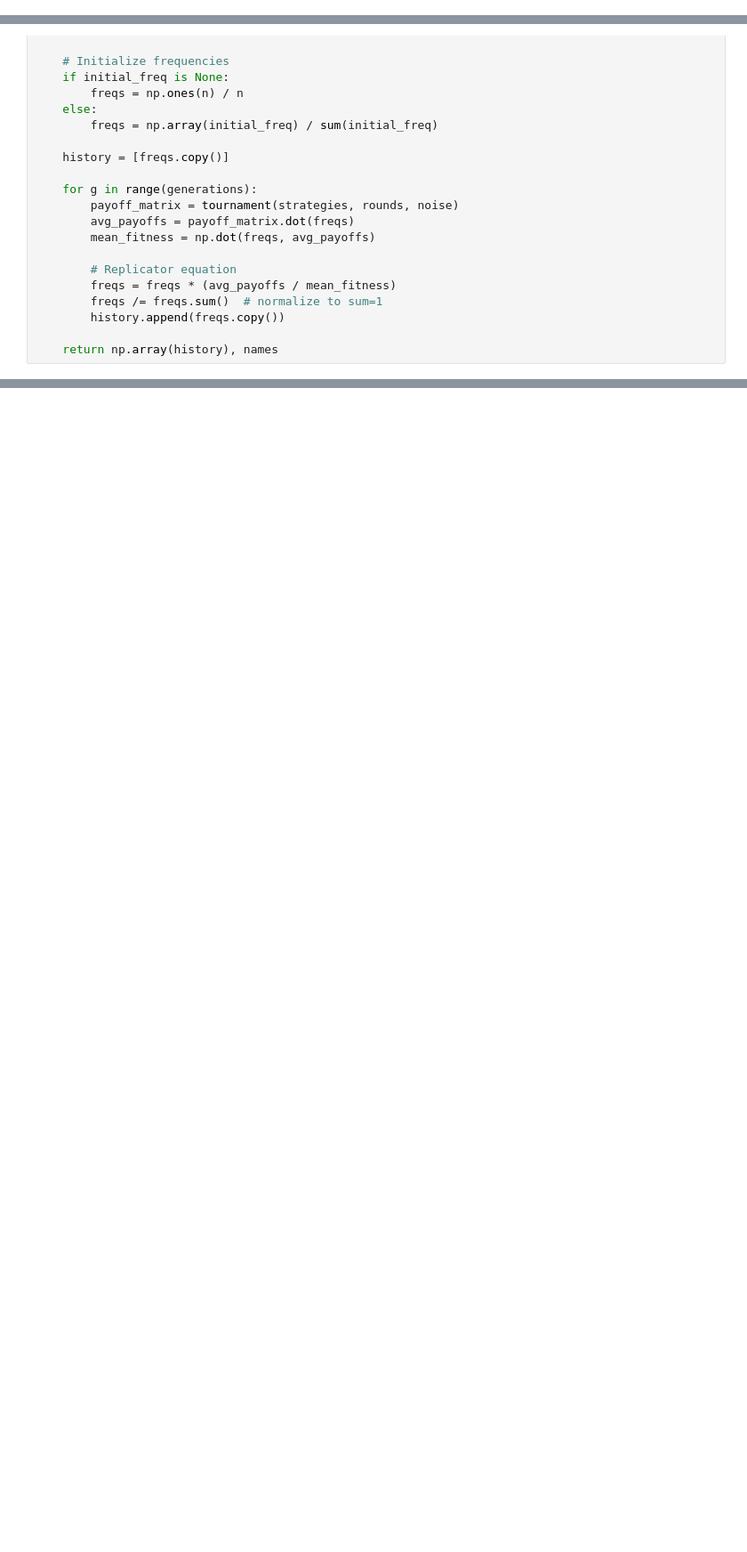
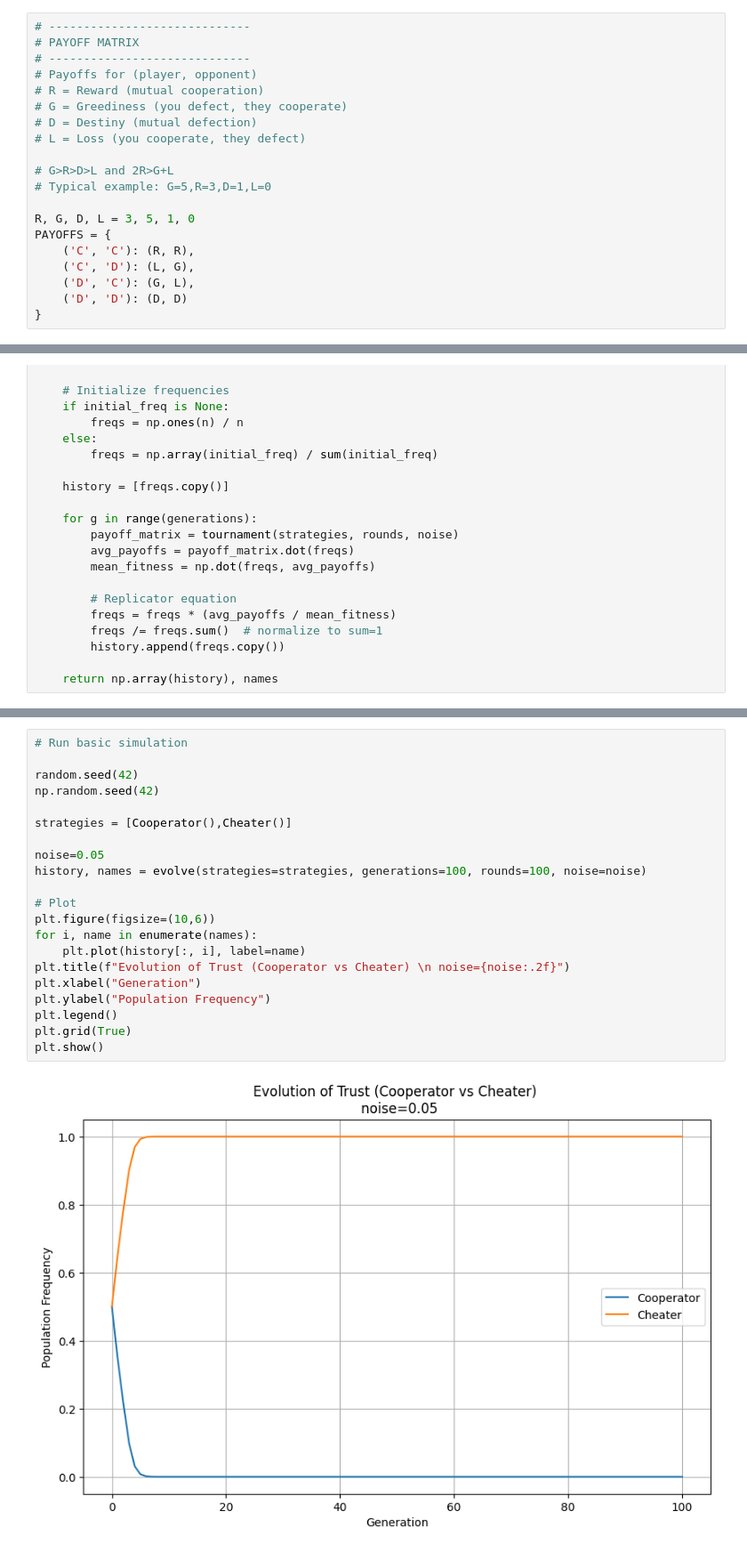
Before and after one commit to genielab/evolution_of_trust_game_theory, a Jupyter notebook: game-theory-test.ipynb, the cells around one changed output, grey strips where cells are left out. Shown: that part at 89% size. Drawn from its saved outputs; the diff is of its cells as text; blank space fills up the shorter version.

```diff
--- a/game-theory-test.ipynb
+++ b/game-theory-test.ipynb
@@ -14,3 +6,23 @@ PAYOFFS = {
+# %%
+# -----------------------------
+# PAYOFF MATRIX
+# -----------------------------
+# Payoffs for (player, opponent)
+# R = Reward (mutual cooperation)
+# G = Greediness (you defect, they cooperate)
+# D = Destiny (mutual defection)
+# L = Loss (you cooperate, they defect)
+
+# G>R>D>L and 2R>G+L
+# Typical example: G=5,R=3,D=1,L=0
+
+R, G, D, L = 3, 5, 1, 0
+PAYOFFS = {
+    ('C', 'C'): (R, R),
+    ('C', 'D'): (L, G),
+    ('D', 'C'): (G, L),
+    ('D', 'D'): (D, D)
+}
 # %%
 # -----------------------------
 # STRATEGY DEFINITIONS
@@ -187,0 +199,23 @@ NameError: name 'mutation_rate' is not defined
+# %%
+# Run basic simulation
+
+random.seed(42)
+np.random.seed(42)
+
+strategies = [Cooperator(),Cheater()]
+
+noise=0.05
+history, names = evolve(strategies=strategies, generations=100, rounds=100, noise=noise)
+
+# Plot
+plt.figure(figsize=(10,6))
+for i, name in enumerate(names):
+    plt.plot(history[:, i], label=name)
+plt.title(f"Evolution of Trust (Cooperator vs Cheater) \n noise={noise:.2f}")
+plt.xlabel("Generation")
+plt.ylabel("Population Frequency")
+plt.legend()
+plt.grid(True)
+plt.show()
+# %% [output]
+[figure, added]
```
Also changed, not shown: parts of 11 cells of this notebook.
